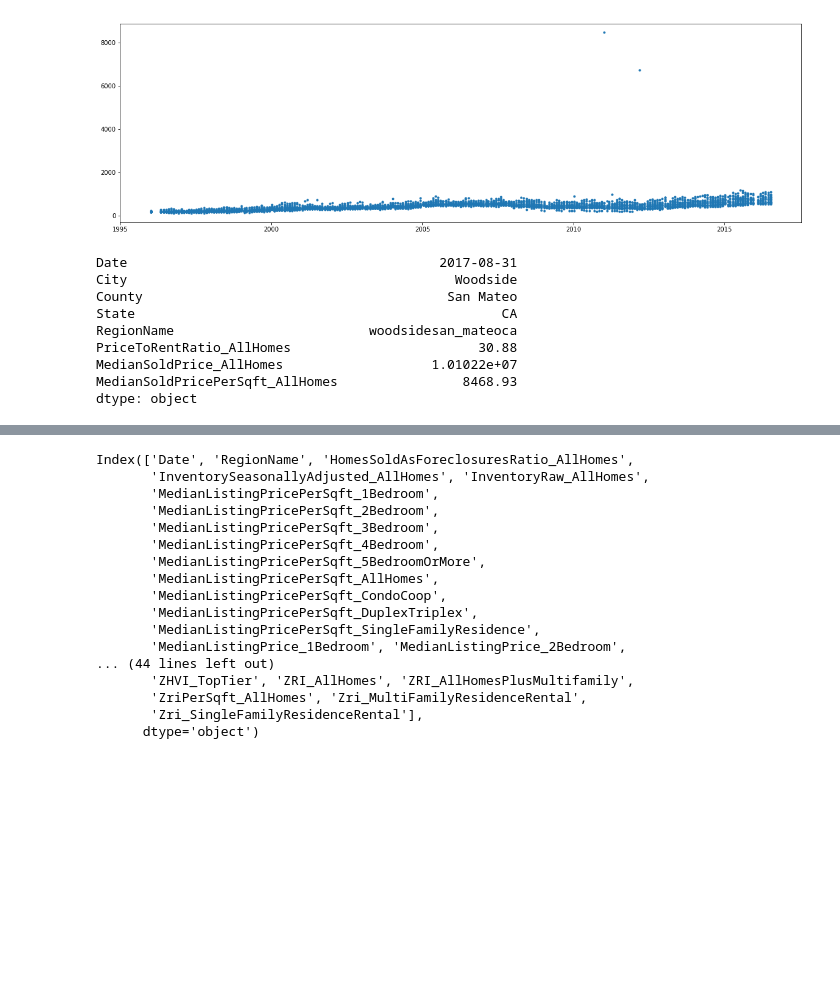
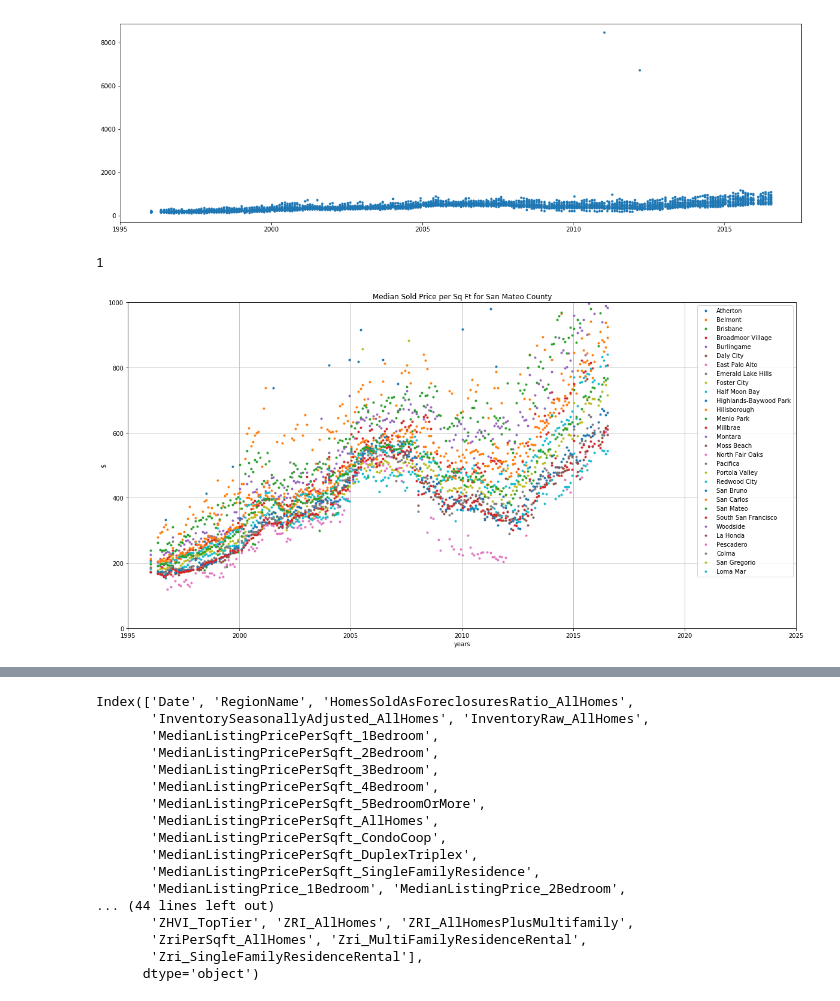
Before and after one commit to Priti001/Class_Project, a Jupyter notebook: Zillow_Explore_avl.ipynb, the cells around one changed output, grey strips where cells are left out. Drawn from its saved outputs; the diff is of its cells as text; code cells hidden in the pictures; blank space fills up the shorter version.

```diff
--- a/Zillow_Explore_avl.ipynb
+++ b/Zillow_Explore_avl.ipynb
@@ -96,18 +96,31 @@ plt.plot(sample['Date'].apply(express_as_year),sample['MedianSoldPricePerSqft_Al
 plt.show()
 # %% [output]
 [figure]
-# %%
-sample.max()
-# %% [output]
-Date                                        2017-08-31
-City                                          Woodside
-County                                       San Mateo
-State                                               CA
-RegionName                         woodsidesan_mateoca
-PriceToRentRatio_AllHomes                        30.88
-MedianSoldPrice_AllHomes                   1.01022e+07
-MedianSoldPricePerSqft_AllHomes                8468.93
-dtype: object
+# %%
+combine.loc[combine['County']=='San Francisco','City'].nunique()
+# %% [output]
+1
+# %%
+regions = sample['City'].unique()
+plt.figure(figsize=[20,10])
+for region in regions:
+#     plt.figure(figsize=[20,6])
+    dates = sample.loc[sample['City']==region,'Date'].apply(express_as_year)
+    price = sample.loc[sample['City']==region,'MedianSoldPricePerSqft_AllHomes']
+    plt.plot(dates,price,'.',label=region)
+plt.title('Median Sold Price per Sq Ft for %s County' % (county_of_interest))
+plt.grid(True)
+plt.ylabel('$')
+plt.xlabel('years')
+plt.legend()
+plt.xlim([1995,2025])
+plt.ylim([0,1000])
+plt.show()
+# plt.title('%s regions in %s' % (len(regions),county_of_interest))
+
+# plt.show()
+# %% [output]
+[figure, added]
 # %%
 regions = sample['City'].unique()
 # plt.figure(figsize=[20,6])
```
Also changed, not shown: parts of 3 cells of this notebook.
